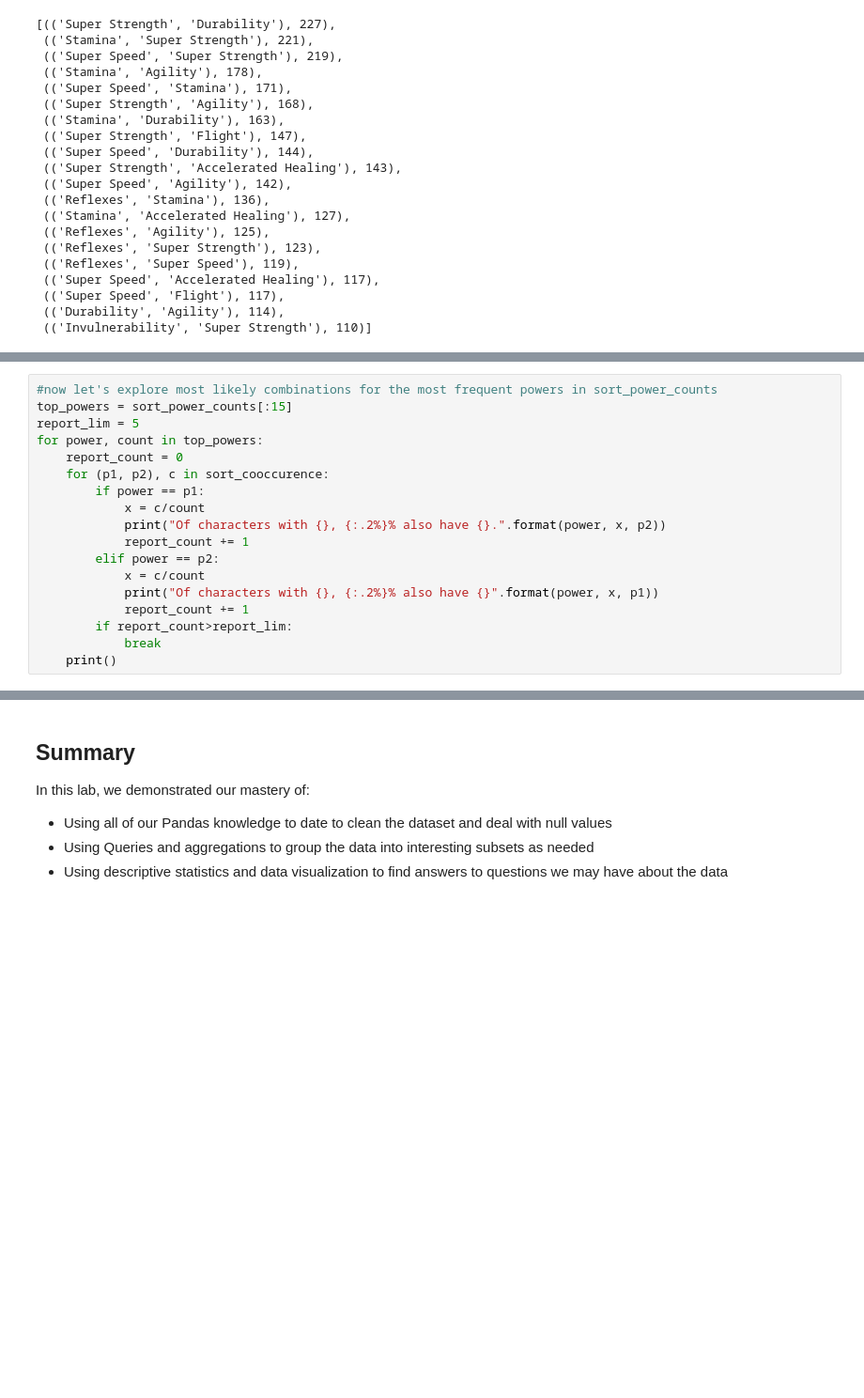
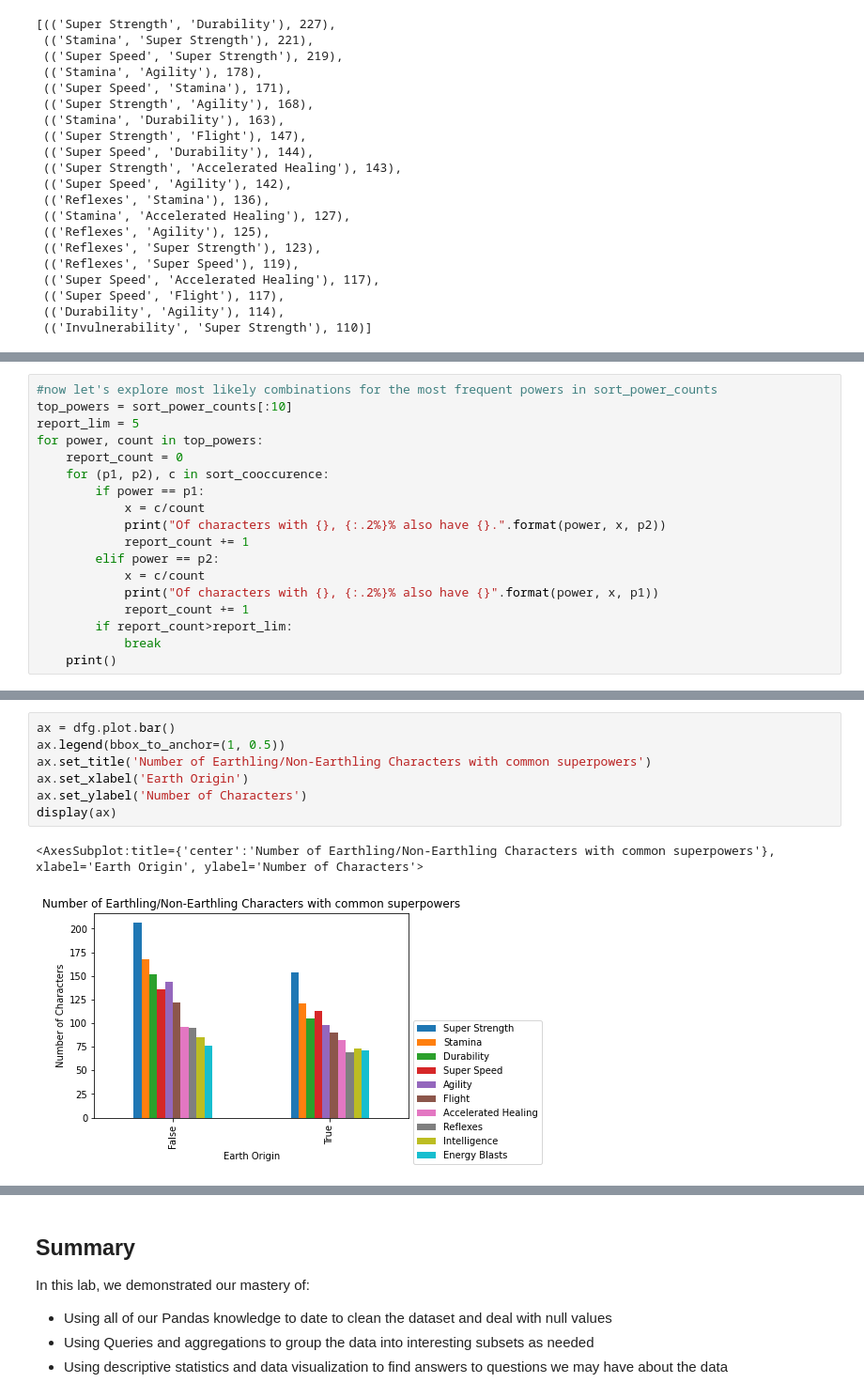
Before and after one commit to ericthansen/dsc-data-cleaning-project-online-ds-sp-000, a Jupyter notebook: index.ipynb, the cells around one changed output, grey strips where cells are left out. Shown at 94% size. Drawn from its saved outputs; the diff is of its cells as text; blank space fills up the shorter version.

```diff
--- a/index.ipynb
+++ b/index.ipynb
@@ -683,7 +683,7 @@ Speed Force Energy Blasts 1
 Molecular Dissipation Energy Blasts 1
 # %%
 #now let's explore most likely combinations for the most frequent powers in sort_power_counts
-top_powers = sort_power_counts[:15]
+top_powers = sort_power_counts[:10]
 report_lim = 5
 for power, count in top_powers:
     report_count = 0
@@ -744,0 +956,10 @@ Name: Omniscient, dtype: int64
+# %%
+ax = dfg.plot.bar()
+ax.legend(bbox_to_anchor=(1, 0.5))
+ax.set_title('Number of Earthling/Non-Earthling Characters with common superpowers')
+ax.set_xlabel('Earth Origin')
+ax.set_ylabel('Number of Characters')
+display(ax)
+# %% [output]
+<AxesSubplot:title={'center':'Number of Earthling/Non-Earthling Characters with common superpowers'}, xlabel='Earth Origin', ylabel='Number of Characters'>
+[figure, added]
```
Also changed, not shown: parts of 10 cells of this notebook.
